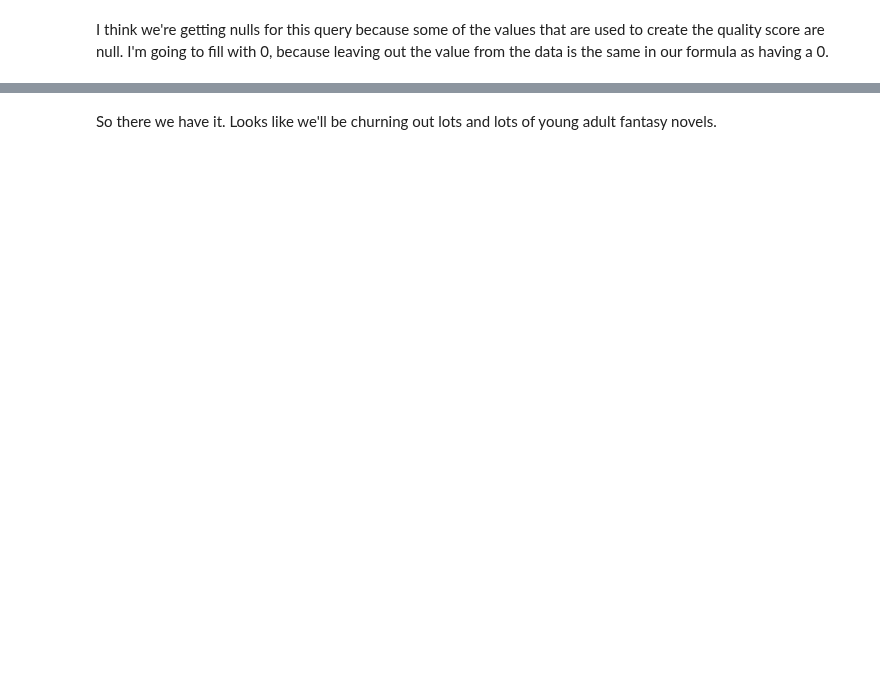
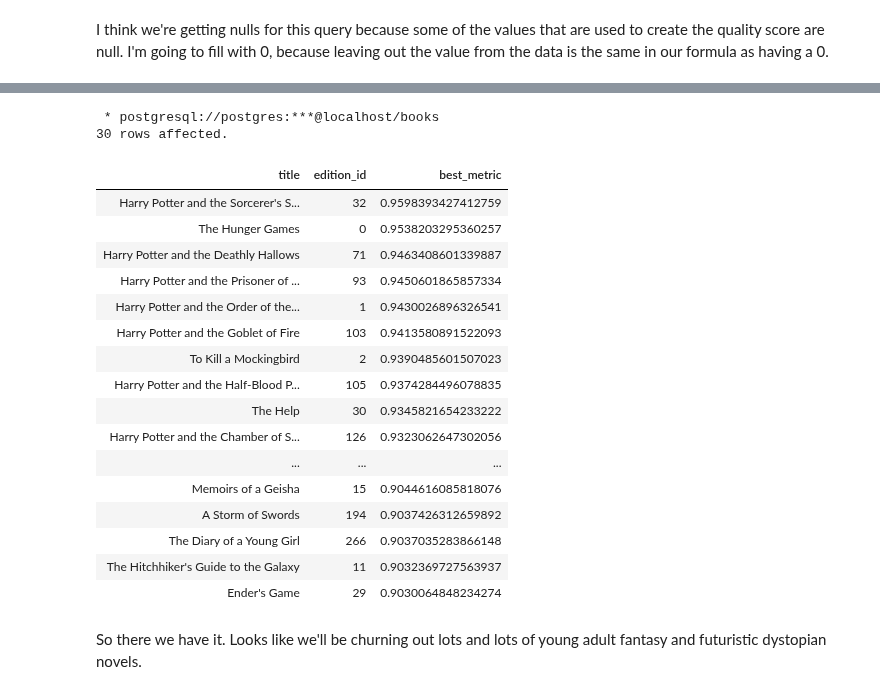
Before and after one commit to codeslp/books_db, a Jupyter notebook: src/analysis.ipynb, the cells around one changed output, grey strips where cells are left out. Saved outputs shown, nothing was run; the diff lists cells and outputs as text; code cells hidden in the pictures; blank space fills up the shorter version.

```diff
--- a/src/analysis.ipynb
+++ b/src/analysis.ipynb
@@ -721,2 +677,45 @@ LIMIT 10;
+# %%
+%%sql
+
+WITH quality AS (
+    SELECT
+        e.title,
+        e.edition_id,
+        (
+            COALESCE(e.rating_normalization, 0) +
+            COALESCE(e.liked_percent_normalization, 0) +
+            COALESCE(e.norm_bbe_normalization, 0) +
+            COALESCE(e.norm_num_ratings_normalization, 0)
+        ) / 4 AS best_metric
+    FROM edition_deduplicated_view e
+)
+
+SELECT
+    q.title,
+    q.edition_id,
+    q.best_metric
+FROM quality q
+ORDER BY q.best_metric DESC
+LIMIT 30;
+# %% [output]
+ * postgresql://postgres:***@localhost/books
+30 rows affected.
+| title | edition_id | best_metric |
+| Harry Potter and the Sorcerer's S... | 32 | 0.9598393427412759 |
+| The Hunger Games | 0 | 0.9538203295360257 |
+| Harry Potter and the Deathly Hallows | 71 | 0.9463408601339887 |
+| Harry Potter and the Prisoner of ... | 93 | 0.9450601865857334 |
+| Harry Potter and the Order of the... | 1 | 0.9430026896326541 |
+| Harry Potter and the Goblet of Fire | 103 | 0.9413580891522093 |
+| To Kill a Mockingbird | 2 | 0.9390485601507023 |
+| Harry Potter and the Half-Blood P... | 105 | 0.9374284496078835 |
+| The Help | 30 | 0.9345821654233222 |
+| Harry Potter and the Chamber of S... | 126 | 0.9323062647302056 |
+| ... | ... | ... |
+| Memoirs of a Geisha | 15 | 0.9044616085818076 |
+| A Storm of Swords | 194 | 0.9037426312659892 |
+| The Diary of a Young Girl | 266 | 0.9037035283866148 |
+| The Hitchhiker's Guide to the Galaxy | 11 | 0.9032369727563937 |
+| Ender's Game | 29 | 0.9030064848234274 |
 # %% [markdown]
-So there we have it. Looks like we'll be churning out lots and lots of young adult fantasy novels.
+So there we have it. Looks like we'll be churning out lots and lots of young adult fantasy and futuristic dystopian novels.
```
Also changed, not shown: parts of 22 cells of this notebook, 2 other files.
